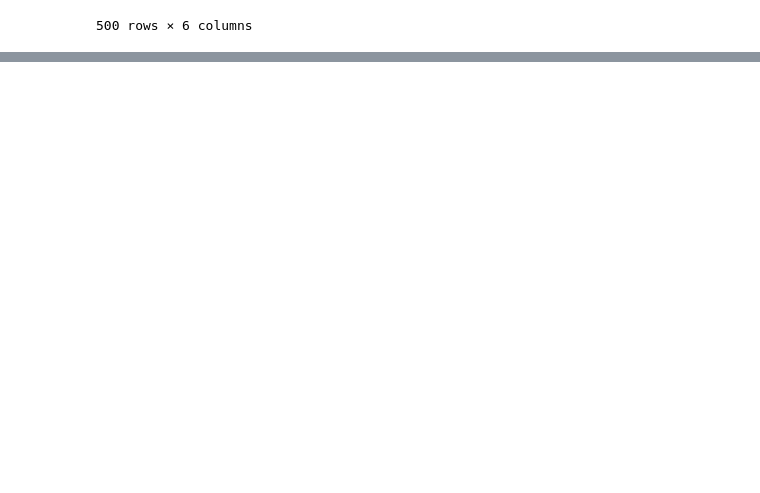
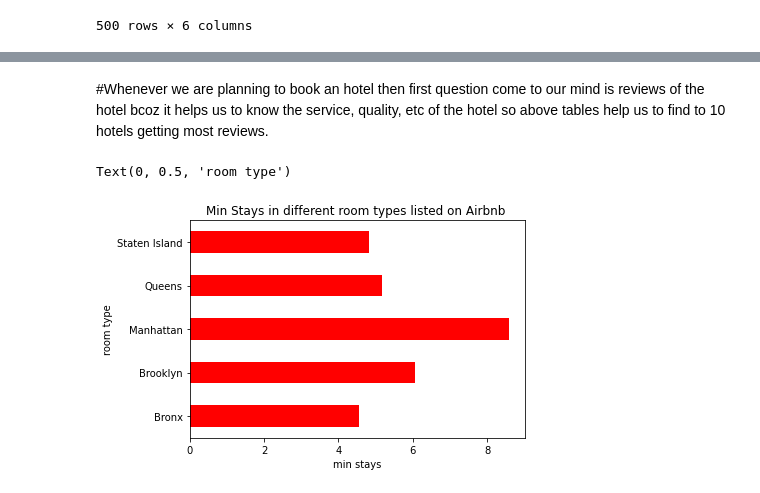
Before and after one commit to rohithub55/airbnb-analysis, a Jupyter notebook: airbnb_analysis.ipynb, the cells around one changed output, grey strips where cells are left out. Drawn from its saved outputs; the diff is of its cells as text; code cells hidden in the pictures; blank space fills up the shorter version.

```diff
--- a/airbnb_analysis.ipynb
+++ b/airbnb_analysis.ipynb
@@ -192,0 +258,11 @@ airbnb_df.sort_values(by='price',ascending=True)[['name','host_name','neighbourh
+# %% [markdown]
+#Whenever we are planning to book an hotel then first question come to our mind is reviews of the hotel bcoz it helps us to know the service, quality, etc of the hotel so above tables help us to find to 10 hotels getting most reviews.
+# %%
+#The minimum stays of people in different types of room
+airbnb_df.groupby('neighbourhood_group')['minimum_nights'].mean().plot(kind='barh',color='r')
+plt.title('Min Stays in different room types listed on Airbnb ')
+plt.xlabel('min stays')
+plt.ylabel('room type')
+# %% [output]
+Text(0, 0.5, 'room type')
+[figure, added]
```
Also changed, not shown: parts of 10 cells of this notebook.
